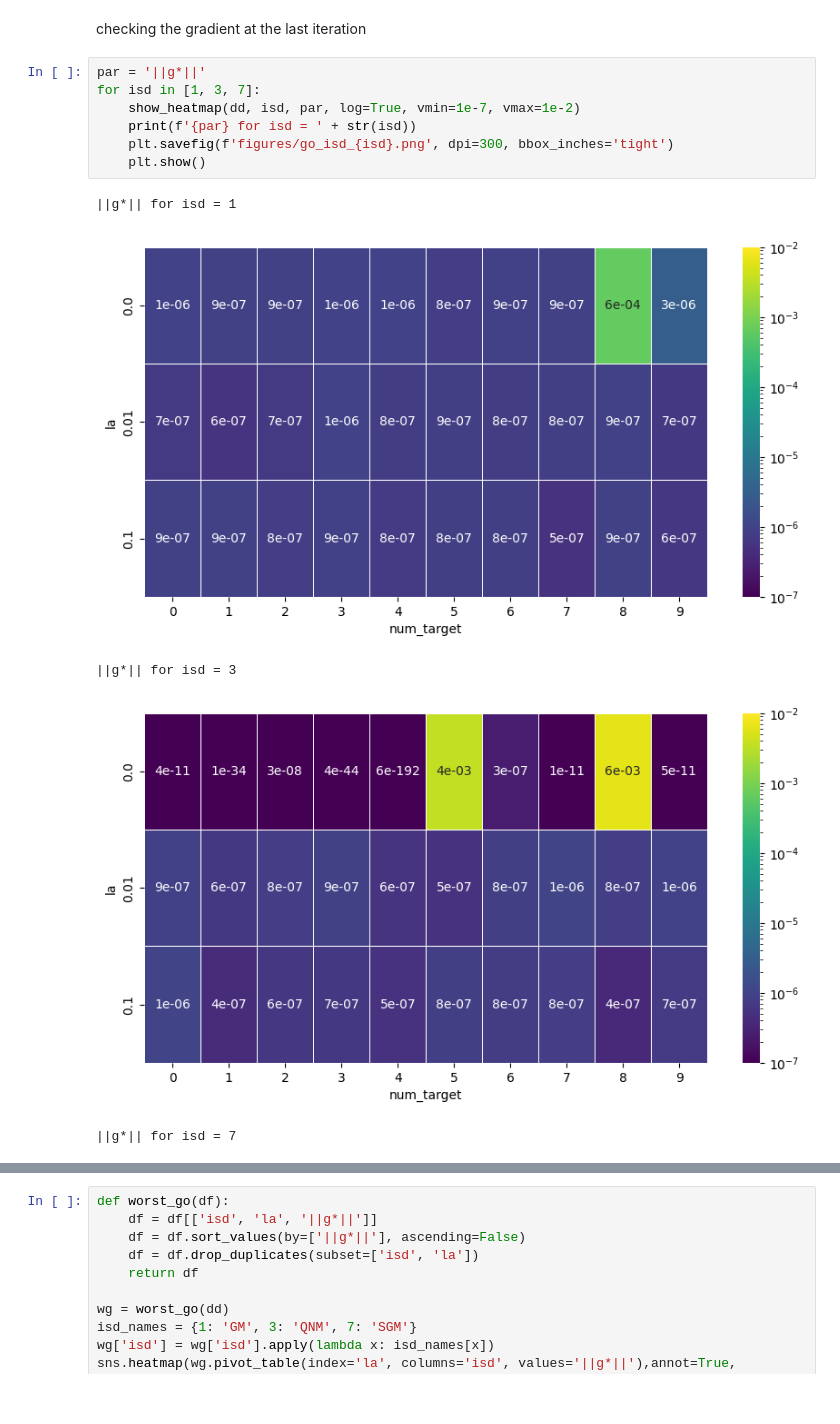
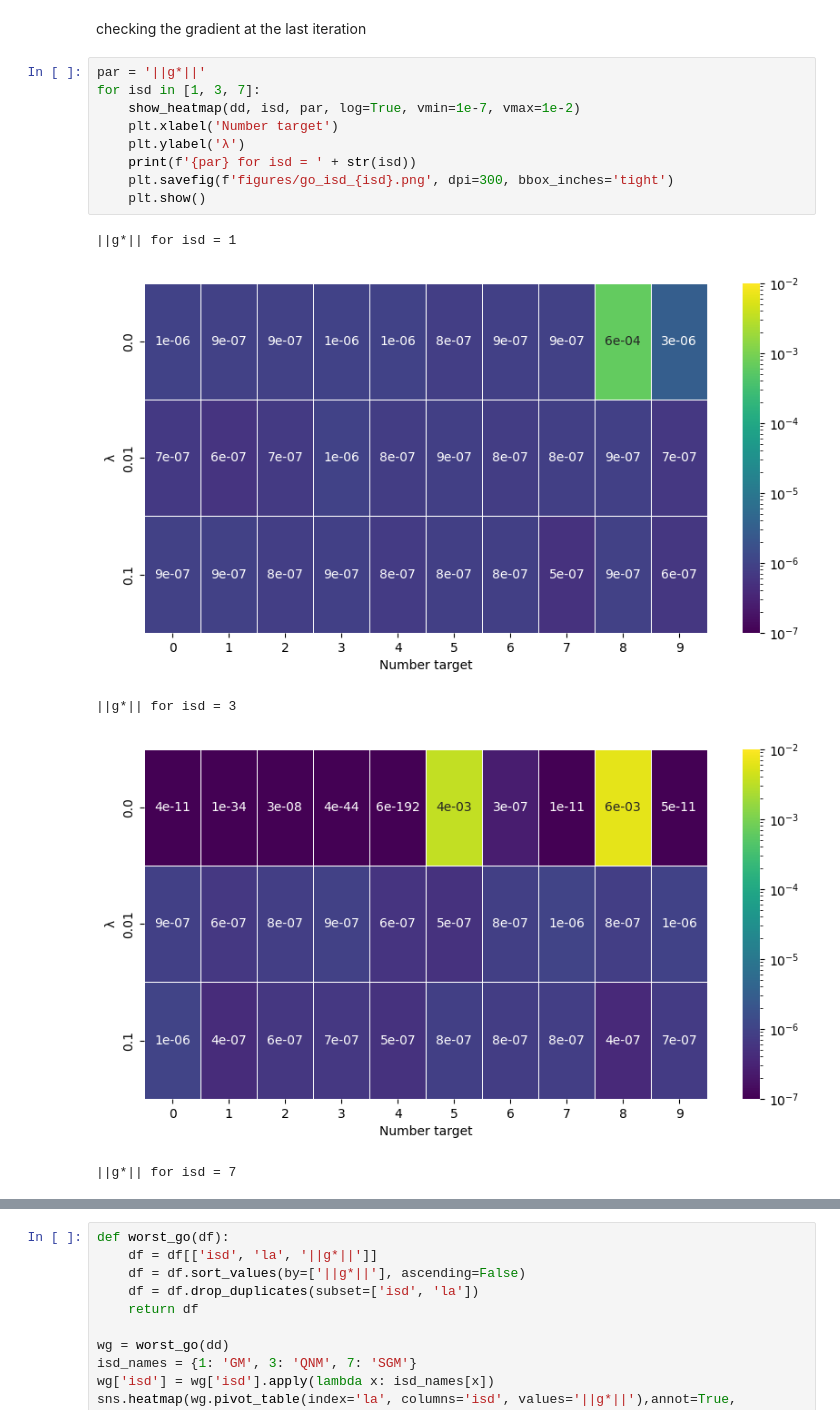
Before and after one commit to carlosarboness/NN-Mathematical-Optimization, a Jupyter notebook: graphics.ipynb, the cells around one changed output, grey strips where cells are left out. Saved outputs shown, nothing was run; the diff lists cells and outputs as text.

```diff
--- a/graphics.ipynb
+++ b/graphics.ipynb
@@ -42,13 +42,15 @@ checking the gradient at the last iteration
 # %%
 par = '||g*||'
 for isd in [1, 3, 7]:
     show_heatmap(dd, isd, par, log=True, vmin=1e-7, vmax=1e-2)
+    plt.xlabel('Number target')
+    plt.ylabel('λ')
     print(f'{par} for isd = ' + str(isd))
     plt.savefig(f'figures/go_isd_{isd}.png', dpi=300, bbox_inches='tight')
     plt.show()
 # %% [output]
 ||g*|| for isd = 1
-[figure, old version]
+[figure, new version]
 ||g*|| for isd = 3
-[figure, old version]
+[figure, new version]
 ||g*|| for isd = 7
```
Also changed, not shown: parts of 8 cells of this notebook, 14 other files.
